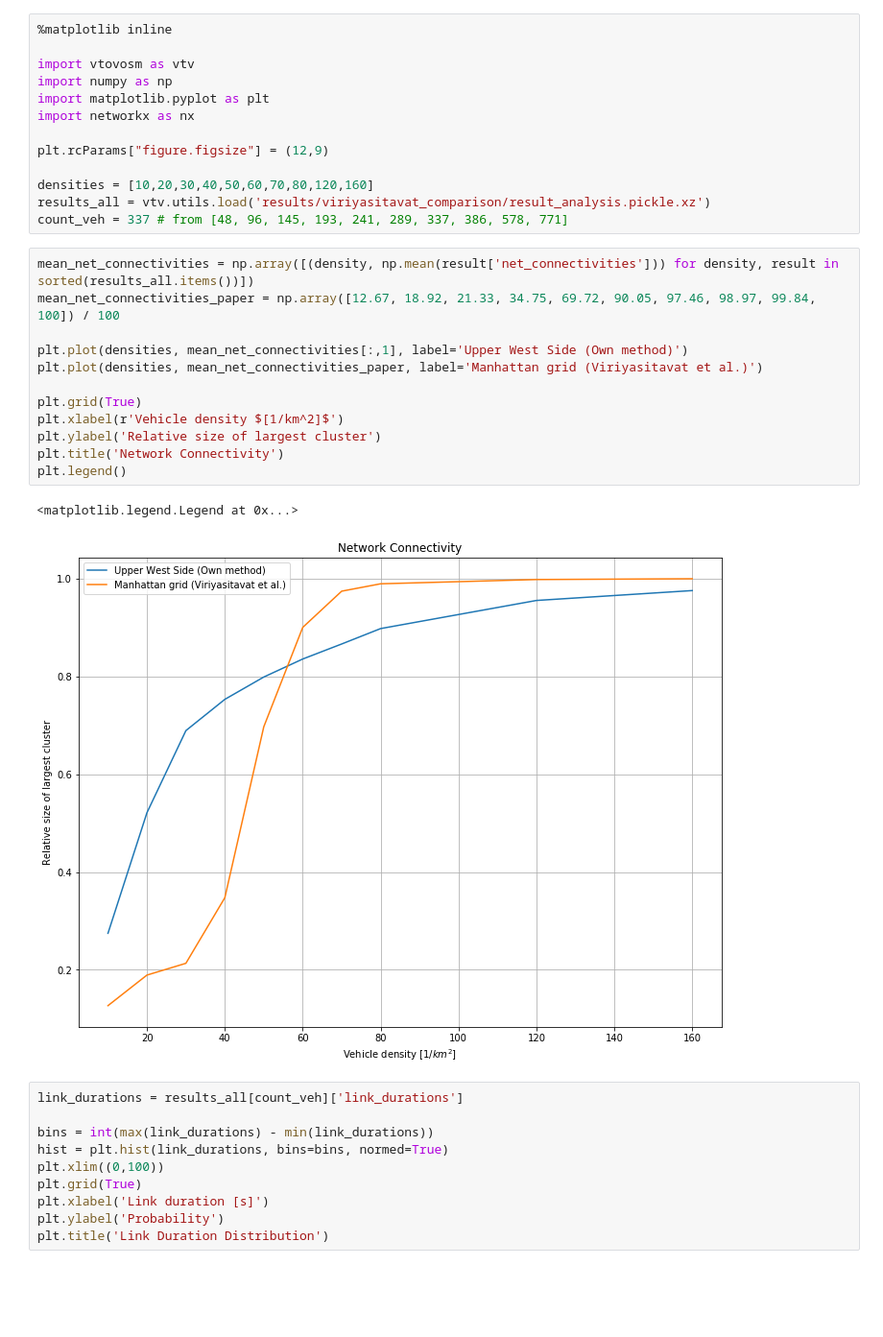
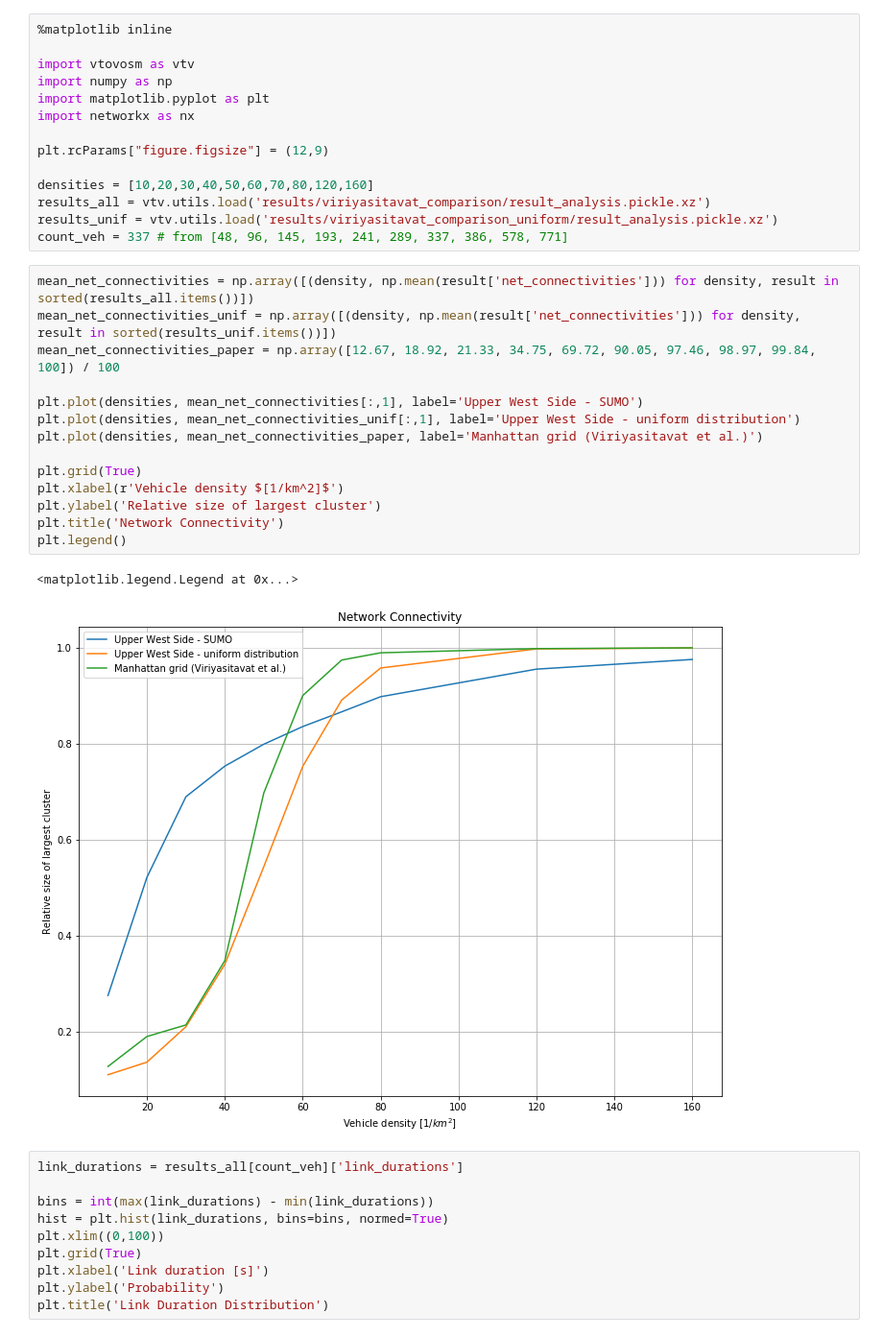
Before and after one commit to Dosenpfand/V2V-OSM, a Jupyter notebook: viriyasitavat_comp_plots.ipynb, the cells around one changed output. Shown at 96% size. Saved outputs shown, nothing was run; the diff lists cells and outputs as text; blank space fills up the shorter version.

Commit message:
add new plot

```diff
--- a/viriyasitavat_comp_plots.ipynb
+++ b/viriyasitavat_comp_plots.ipynb
@@ -10,22 +10,25 @@ plt.rcParams["figure.figsize"] = (12,9)
 
 densities = [10,20,30,40,50,60,70,80,120,160]
 results_all = vtv.utils.load('results/viriyasitavat_comparison/result_analysis.pickle.xz')
+results_unif = vtv.utils.load('results/viriyasitavat_comparison_uniform/result_analysis.pickle.xz')
 count_veh = 337 # from [48, 96, 145, 193, 241, 289, 337, 386, 578, 771]
 # %%
 mean_net_connectivities = np.array([(density, np.mean(result['net_connectivities'])) for density, result in sorted(results_all.items())])
+mean_net_connectivities_unif = np.array([(density, np.mean(result['net_connectivities'])) for density, result in sorted(results_unif.items())])
 mean_net_connectivities_paper = np.array([12.67, 18.92, 21.33, 34.75, 69.72, 90.05, 97.46, 98.97, 99.84, 100]) / 100
 
-plt.plot(densities, mean_net_connectivities[:,1], label='Upper West Side (Own method)')
+plt.plot(densities, mean_net_connectivities[:,1], label='Upper West Side - SUMO')
+plt.plot(densities, mean_net_connectivities_unif[:,1], label='Upper West Side - uniform distribution')
 plt.plot(densities, mean_net_connectivities_paper, label='Manhattan grid (Viriyasitavat et al.)')
 
 plt.grid(True)
 plt.xlabel(r'Vehicle density $[1/km^2]$')
 plt.ylabel('Relative size of largest cluster')
 plt.title('Network Connectivity')
 plt.legend()
 # %% [output]
 <matplotlib.legend.Legend at 0x...>
-[figure, old version]
+[figure, new version]
 # %%
 link_durations = results_all[count_veh]['link_durations']
 
```
